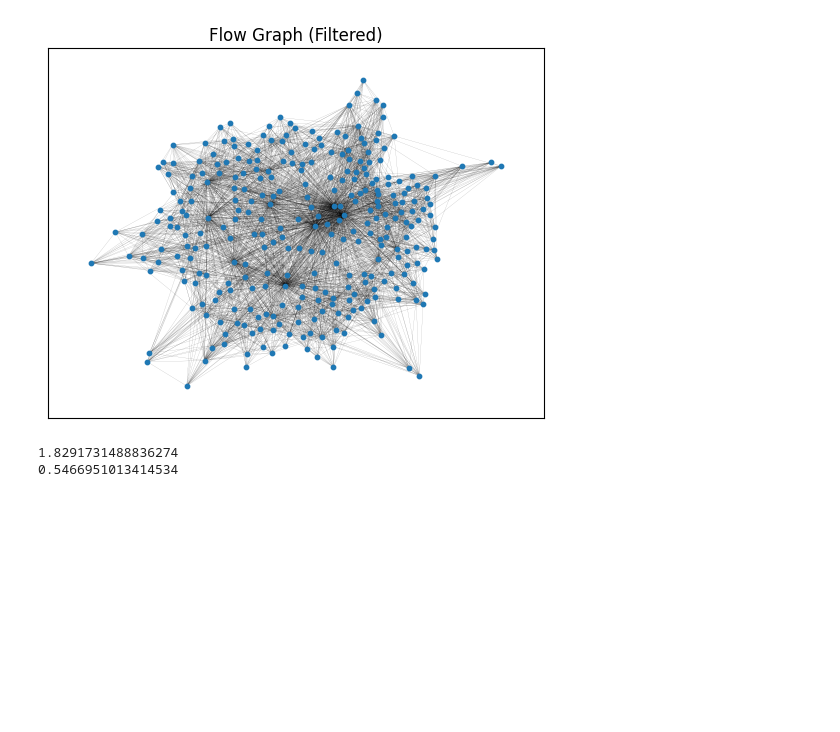
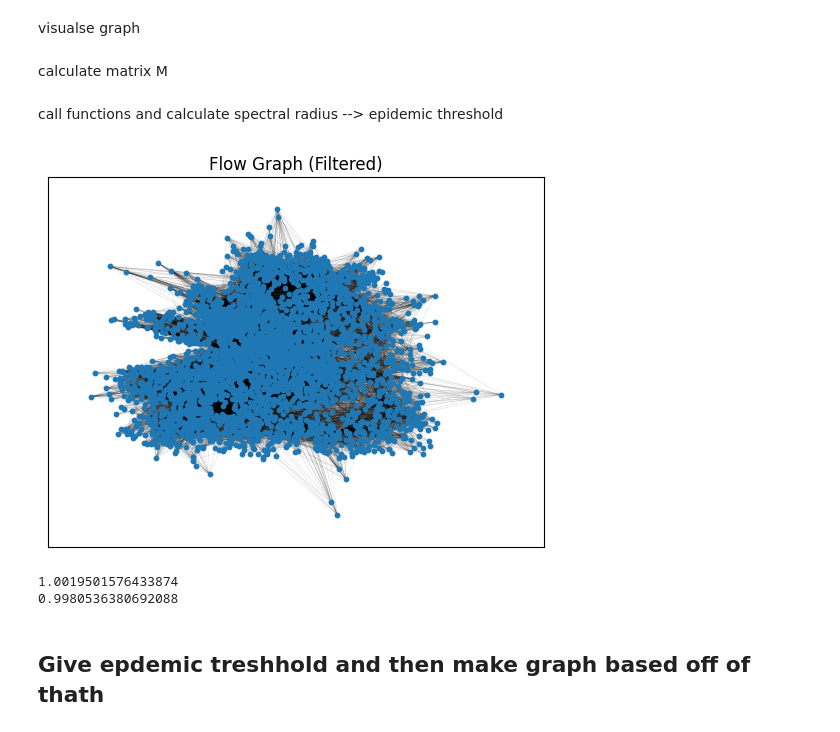
Before and after one commit to epnck/thesis, a Jupyter notebook: data/datagen.ipynb, the cells around one changed output. Saved outputs shown, nothing was run; the diff lists cells and outputs as text; code cells hidden in the pictures; blank space fills up the shorter version.

```diff
--- a/data/datagen.ipynb
+++ b/data/datagen.ipynb
@@ -33,7 +37,7 @@ def generate_graph(total_population, number_nodes, area):
         # threshold = np.percentile(flow [flow > 0], 90) #threshol is 10% most attractive cities
         # desitnations_index = np.where(flow > threshold)[0]
         #
-        k = np.random.randint(10, 30)
+        k = np.random.randint(3, 30)
         desitnations_index = np.argsort(flow)[-k:]
 
         for j in desitnations_index:
@@ -58,7 +62,9 @@ def generate_graph(total_population, number_nodes, area):
     graph = coo_matrix((weights, (rows, cols)), shape=(number_nodes, number_nodes))
     graph = graph.tocsr()
 
-    return graph, population
+    return graph, population, positions
+# %% [markdown]
+visualse graph
 # %%
 import networkx as nx
 import matplotlib.pyplot as plt
@@ -76,6 +82,8 @@ def visualise_graph(graph):
 
     plt.title("Flow Graph (Filtered)")
     plt.show()
+# %% [markdown]
+calculate matrix M
 # %%
 def calculte_m(area_distr, eff_population, graph, mobility_rate):
     c = 2e-4
@@ -99,49 +107,54 @@ def calculte_m(area_distr, eff_population, graph, mobility_rate):
     m3= (mobility_rate**2) * (term_1 @ graph.T).toarray()
 
     return m1 + m2 + m3
+# %% [markdown]
+call functions and calculate spectral radius --> epidemic threshold
 # %%
 from scipy.linalg import eig
 
 def generate_data(total_population,total_area,number_nodes, recovery_rate, mobility_rate = 1 ):
-    graph,population = generate_graph(total_population, number_nodes, total_area)
+    graph,population,positions = generate_graph(total_population, number_nodes, total_area)
     visualise_graph(graph)
 
         #calculat eff population formula 6 from papaer
 
     eff_population = (1 - mobility_rate) * population + mobility_rate * np.array(graph.T.dot(population)).flatten()
+    eff_population[eff_population == 0] = 1
 
     #devide area acording to log-linear dist
     log_population = np.log1p(population)
     area_distr = (log_population/np.sum(log_population)) * total_area
 
 
     matrix_m = calculte_m(area_distr, eff_population, graph, 1)
     matrix_m = matrix_m * population[np.newaxis, :]
 
     eigenvalues, _ = eig(matrix_m)
     spectral_radius = np.max(np.abs(eigenvalues))
 
     # matrix_m_2 = calculte_m(area_distr, eff_population, graph, 0)
     #
     # eigenvalues_2, _ = eigs(matrix_m_2, k=1, which='LM')
     # spectral_radius_2 = np.abs(eigenvalues_2[0])
 
     print(spectral_radius)
     # print(spectral_radius_2)
 
 
 
     print(recovery_rate / spectral_radius)
     # print(recovery_rate / spectral_radius_2)
 
     # print(spectral_radius / spectral_radius_2)
 
     # print(eff_population)
     # print(area_distr)
     # print()
 
-generate_data(5557233, 12300, 300, 1, 1)
+generate_data(312969665, 1232792327, 3220, 1, 1)
 # %% [output]
-[figure, old version]
+[figure, new version]
-1.8291731488836274
-0.5466951013414534
+1.0019501576433874
+0.9980536380692088
+# %% [markdown]
+## **Give epdemic treshhold and then make graph based off of thath**
```
Also changed, not shown: parts of 6 cells of this notebook, 3 other files.
